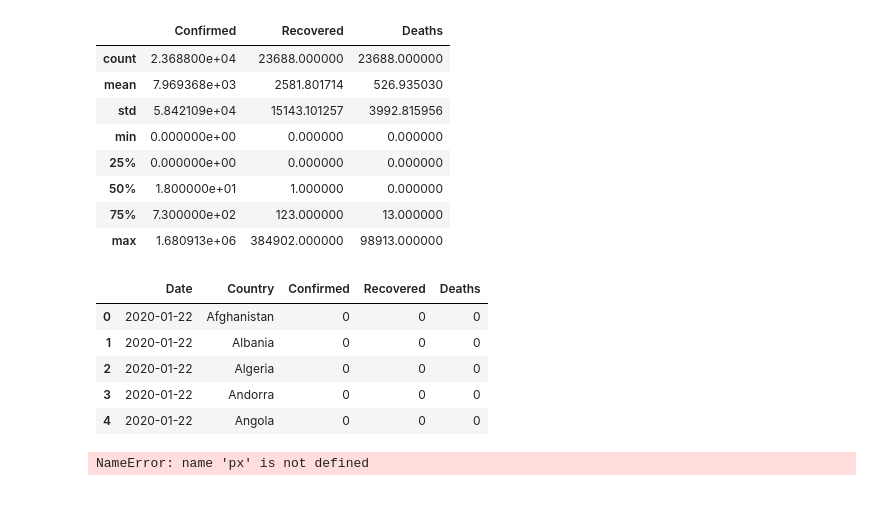
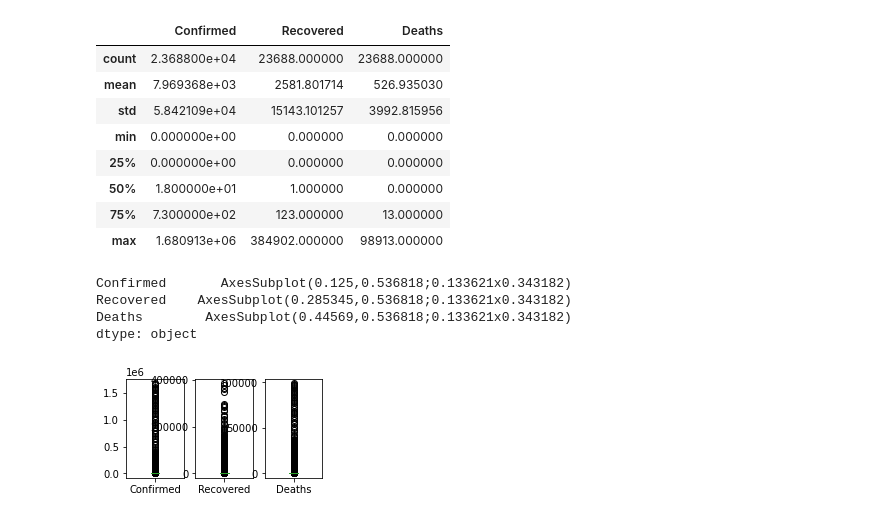
Before and after one commit to vara1994/projects, a Jupyter notebook: covid-19.ipynb, the cells around one changed output. Drawn from its saved outputs; the diff is of its cells as text; code cells hidden in the pictures.

```diff
--- a/covid-19.ipynb
+++ b/covid-19.ipynb
@@ -62,31 +45,11 @@ countrywise .describe()
 | 50% | 1.800000e+01 | 1.000000 | 0.000000 |
 | 75% | 7.300000e+02 | 123.000000 | 13.000000 |
 | max | 1.680913e+06 | 384902.000000 | 98913.000000 |
-# %%
-df["Date"] = df["Date"].astype(str)
-df.head()
-# %% [output]
-|  | Date | Country | Confirmed | Recovered | Deaths |
-| 0 | 2020-01-22 | Afghanistan | 0 | 0 | 0 |
-| 1 | 2020-01-22 | Albania | 0 | 0 | 0 |
-| 2 | 2020-01-22 | Algeria | 0 | 0 | 0 |
-| 3 | 2020-01-22 | Andorra | 0 | 0 | 0 |
-| 4 | 2020-01-22 | Angola | 0 | 0 | 0 |
-# %%
-fig = px.choropleth(date_country,
-                    locations="Country",
-                    locationmode="country names",
-                    color=np.log(date_country["Confirmed"]),
-                    hover_name="Country",
-                    hover_data=["Confirmed", "Recovered", "Deaths"],
-                    animation_frame=date_country["Date"].dt.strftime("%Y-%m-%d"),
-                    color_continuous_scale="YlOrRd",
-                    range_color=[0, 16],
-                    projection='natural earth',
-                    title="Global Covid19 cases with Time Lapse")
-
-fig.update(layout_coloraxis_showscale=True)
-
-fig.show()
-# %% [output]
-NameError: name 'px' is not defined
+# %%
+countrywise.plot(kind='box', subplots=True,layout=(2,5))
+# %% [output]
+Confirmed       AxesSubplot(0.125,0.536818;0.133621x0.343182)
+Recovered    AxesSubplot(0.285345,0.536818;0.133621x0.343182)
+Deaths        AxesSubplot(0.44569,0.536818;0.133621x0.343182)
+dtype: object
+[figure, added]
```
Also changed, not shown: parts of 6 cells of this notebook.
